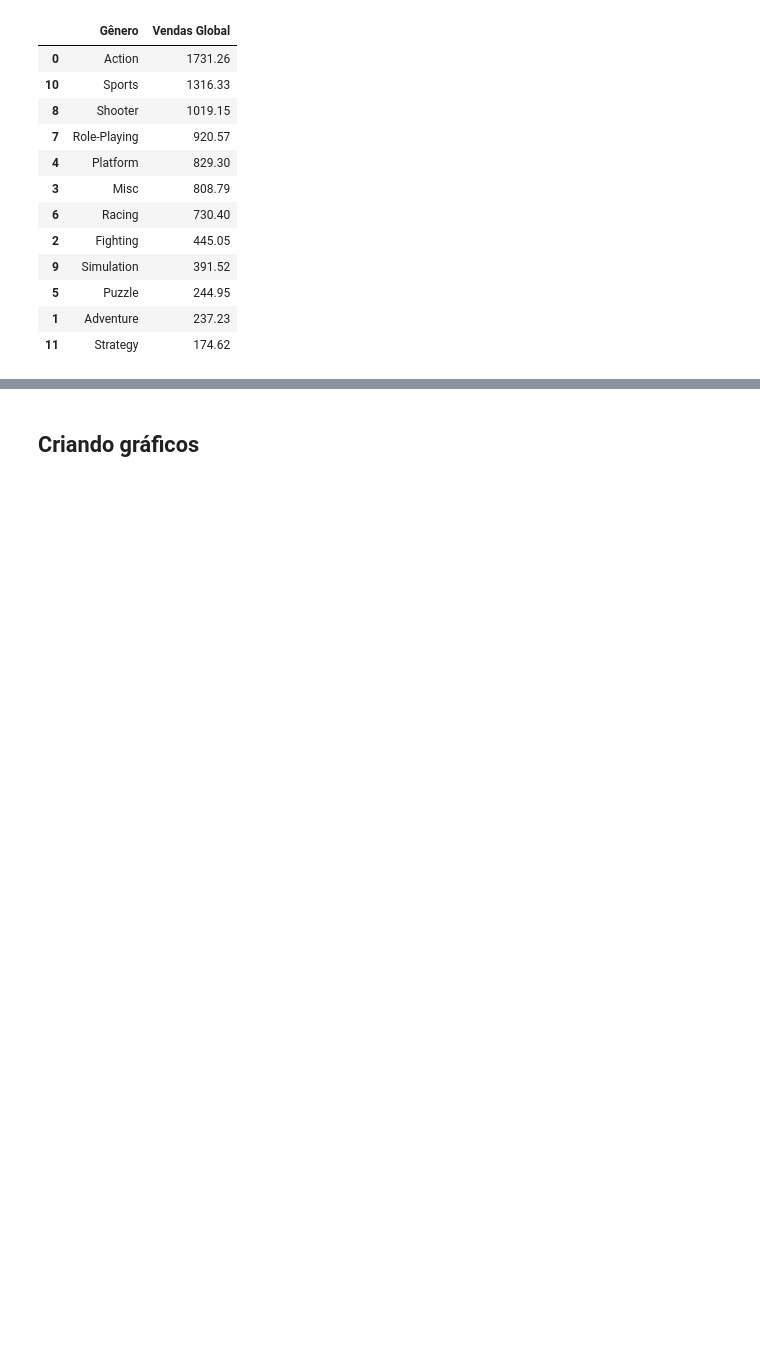
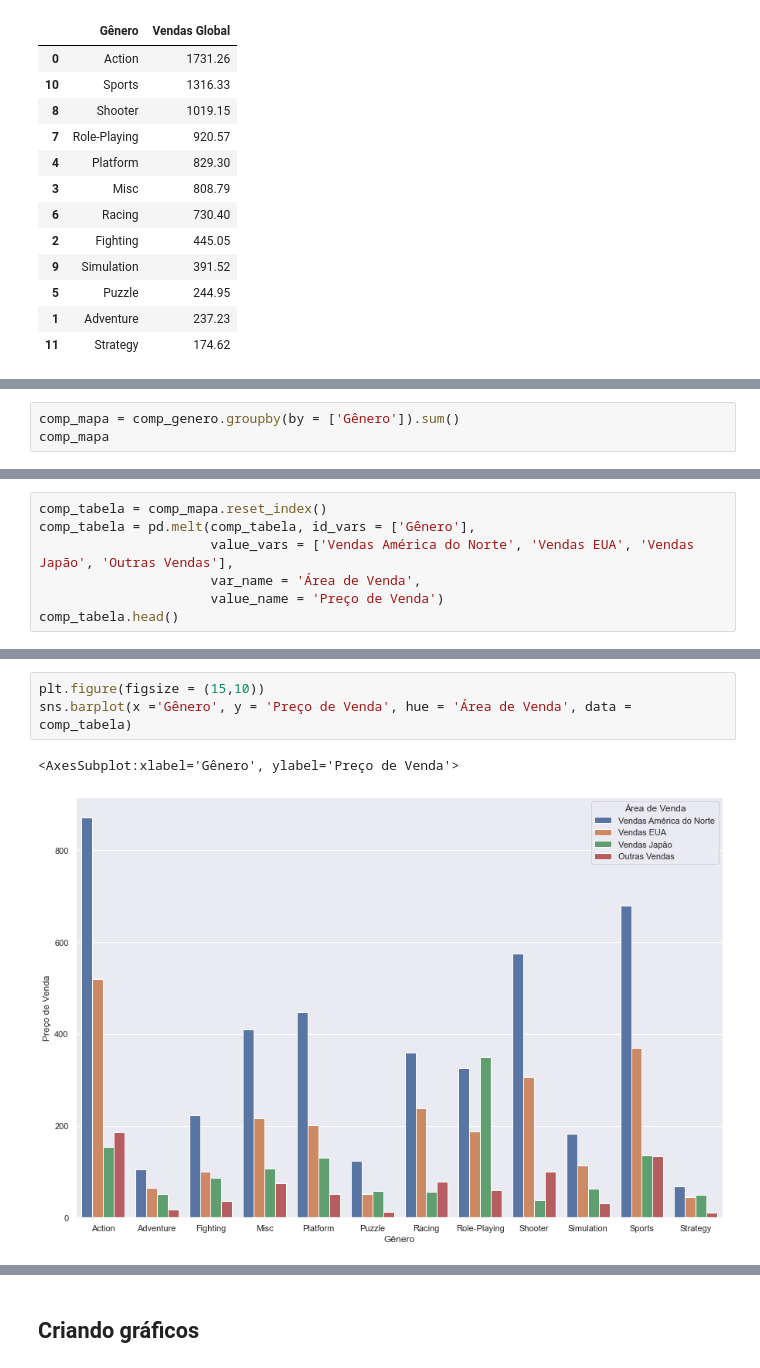
Before and after one commit to elle-rapachi/Vendas-de-Jogos-de-Videogames, a Jupyter notebook: Vendas de Jogos de Videogames.ipynb, the cells around one changed output, grey strips where cells are left out. Drawn from its saved outputs; the diff is of its cells as text; blank space fills up the shorter version.

```diff
--- a/Vendas de Jogos de Videogames.ipynb
+++ b/Vendas de Jogos de Videogames.ipynb
@@ -519,0 +554,3 @@ Como podemos perceber, Wii Sports é o vencedor.
+# %%
+comp_mapa = comp_genero.groupby(by = ['Gênero']).sum()
+comp_mapa
@@ -519,0 +583,7 @@ Como podemos perceber, Wii Sports é o vencedor.
+# %%
+comp_tabela = comp_mapa.reset_index()
+comp_tabela = pd.melt(comp_tabela, id_vars = ['Gênero'],
+                      value_vars = ['Vendas América do Norte', 'Vendas EUA', 'Vendas Japão', 'Outras Vendas'],
+                      var_name = 'Área de Venda',
+                      value_name = 'Preço de Venda')
+comp_tabela.head()
@@ -519,0 +597,6 @@ Como podemos perceber, Wii Sports é o vencedor.
+# %%
+plt.figure(figsize = (15,10))
+sns.barplot(x ='Gênero', y = 'Preço de Venda', hue = 'Área de Venda', data = comp_tabela)
+# %% [output]
+<AxesSubplot:xlabel='Gênero', ylabel='Preço de Venda'>
+[figure, added]
```
Also changed, not shown: parts of 34 cells of this notebook.
